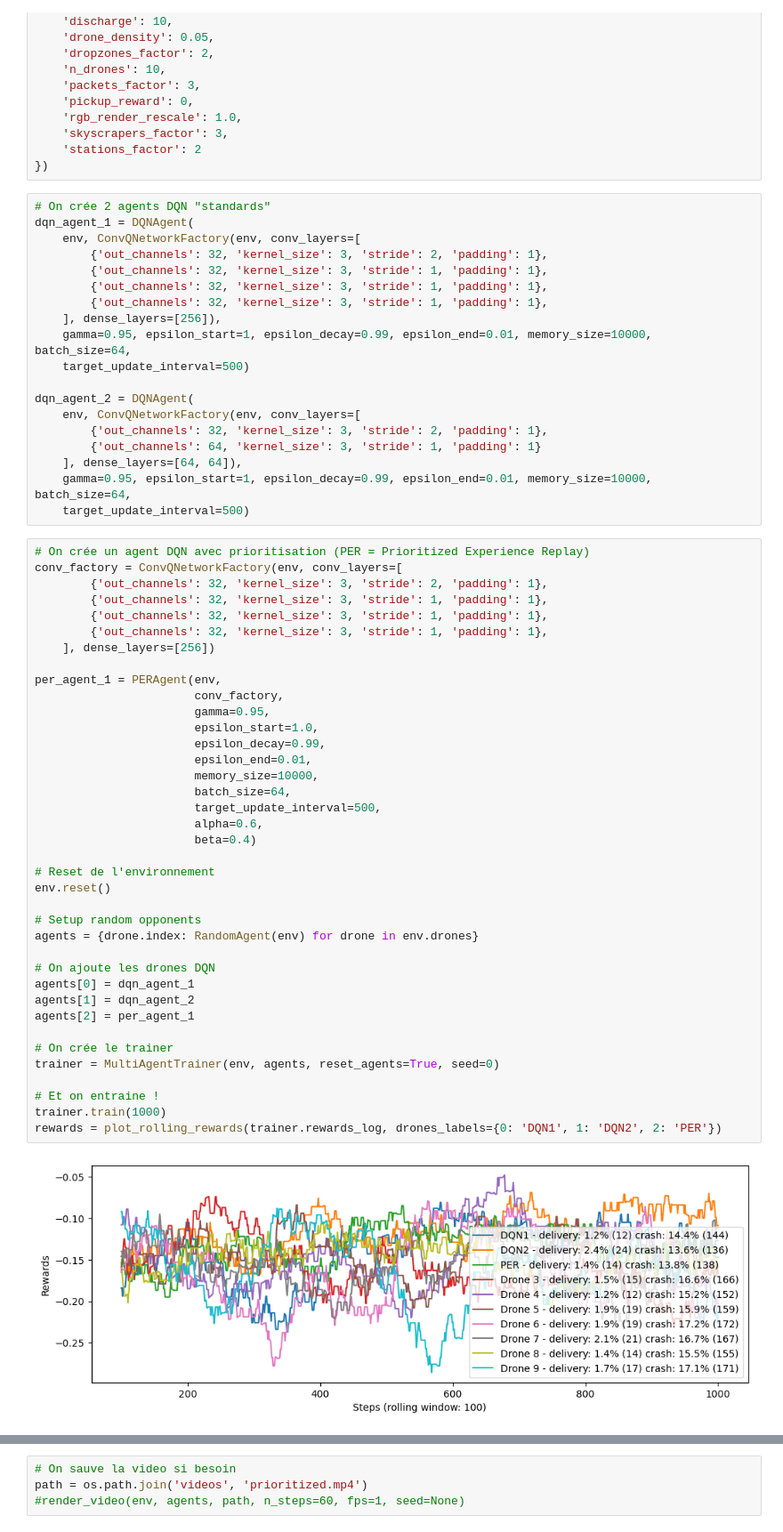
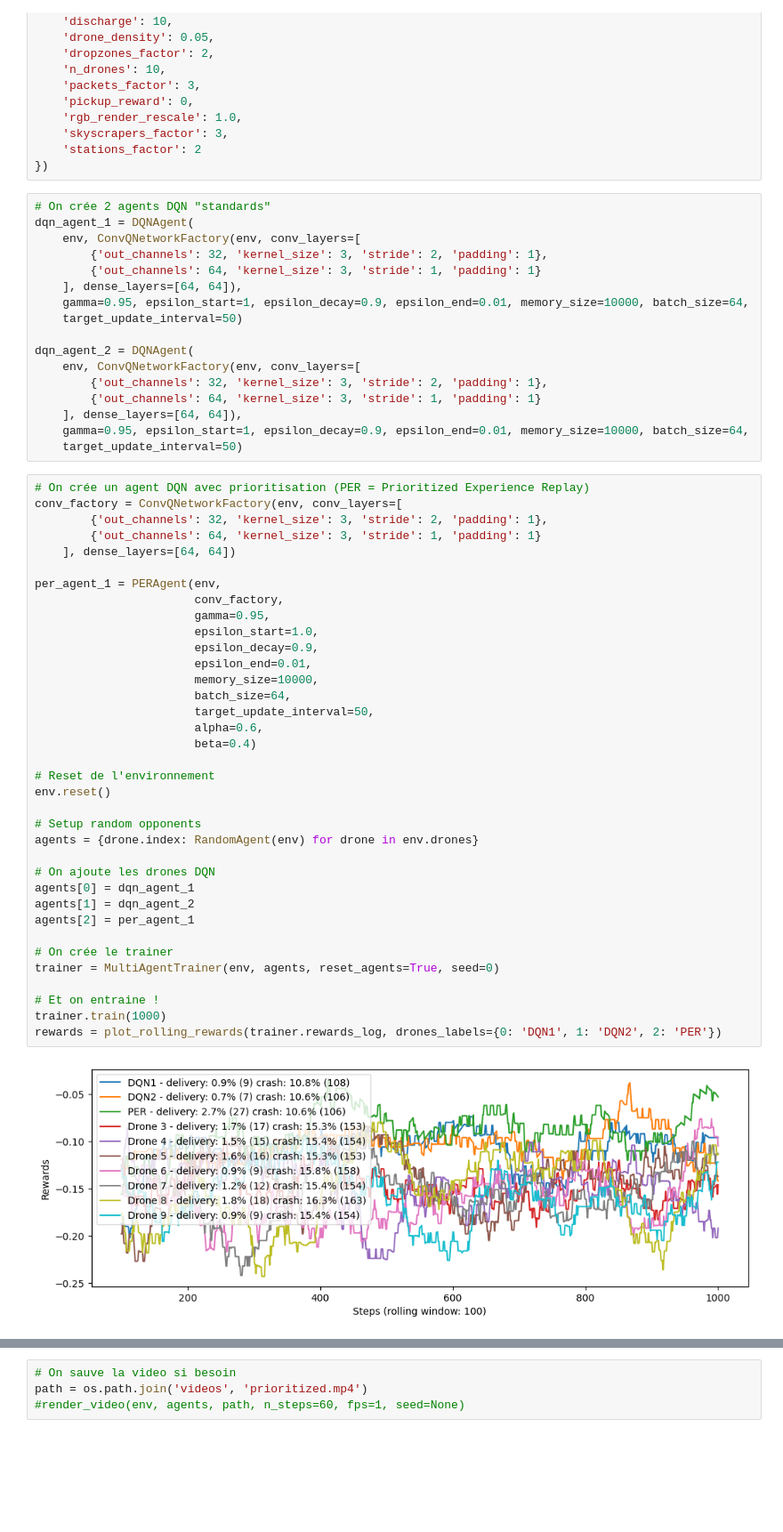
Before and after one commit to ochekroun/labs, a Jupyter notebook: IFAGE_Cours_7_DQN_avec_prioritisation.ipynb, the cells around one changed output, grey strips where cells are left out. Shown at 89% size. Drawn from its saved outputs; the diff is of its cells as text; blank space fills up the shorter version.

```diff
--- a/IFAGE_Cours_7_DQN_avec_prioritisation.ipynb
+++ b/IFAGE_Cours_7_DQN_avec_prioritisation.ipynb
@@ -76,57 +76,53 @@ env.env_params.update({
 dqn_agent_1 = DQNAgent(
     env, ConvQNetworkFactory(env, conv_layers=[
         {'out_channels': 32, 'kernel_size': 3, 'stride': 2, 'padding': 1},
-        {'out_channels': 32, 'kernel_size': 3, 'stride': 1, 'padding': 1},
-        {'out_channels': 32, 'kernel_size': 3, 'stride': 1, 'padding': 1},
-        {'out_channels': 32, 'kernel_size': 3, 'stride': 1, 'padding': 1},
-    ], dense_layers=[256]),
-    gamma=0.95, epsilon_start=1, epsilon_decay=0.99, epsilon_end=0.01, memory_size=10000, batch_size=64,
-    target_update_interval=500)
+        {'out_channels': 64, 'kernel_size': 3, 'stride': 1, 'padding': 1}
+    ], dense_layers=[64, 64]),
+    gamma=0.95, epsilon_start=1, epsilon_decay=0.9, epsilon_end=0.01, memory_size=10000, batch_size=64,
+    target_update_interval=50)
 
 dqn_agent_2 = DQNAgent(
     env, ConvQNetworkFactory(env, conv_layers=[
         {'out_channels': 32, 'kernel_size': 3, 'stride': 2, 'padding': 1},
         {'out_channels': 64, 'kernel_size': 3, 'stride': 1, 'padding': 1}
     ], dense_layers=[64, 64]),
-    gamma=0.95, epsilon_start=1, epsilon_decay=0.99, epsilon_end=0.01, memory_size=10000, batch_size=64,
-    target_update_interval=500)
+    gamma=0.95, epsilon_start=1, epsilon_decay=0.9, epsilon_end=0.01, memory_size=10000, batch_size=64,
+    target_update_interval=50)
 # %%
 # On crée un agent DQN avec prioritisation (PER = Prioritized Experience Replay)
 conv_factory = ConvQNetworkFactory(env, conv_layers=[
         {'out_channels': 32, 'kernel_size': 3, 'stride': 2, 'padding': 1},
-        {'out_channels': 32, 'kernel_size': 3, 'stride': 1, 'padding': 1},
-        {'out_channels': 32, 'kernel_size': 3, 'stride': 1, 'padding': 1},
-        {'out_channels': 32, 'kernel_size': 3, 'stride': 1, 'padding': 1},
-    ], dense_layers=[256])
+        {'out_channels': 64, 'kernel_size': 3, 'stride': 1, 'padding': 1}
+    ], dense_layers=[64, 64])
 
 per_agent_1 = PERAgent(env,
                        conv_factory,
                        gamma=0.95,
                        epsilon_start=1.0,
-                       epsilon_decay=0.99,
+                       epsilon_decay=0.9,
                        epsilon_end=0.01,
                        memory_size=10000,
                        batch_size=64,
-                       target_update_interval=500,
+                       target_update_interval=50,
                        alpha=0.6,
                        beta=0.4)
 
 # Reset de l'environnement
 env.reset()
 
 # Setup random opponents
 agents = {drone.index: RandomAgent(env) for drone in env.drones}
 
 # On ajoute les drones DQN
 agents[0] = dqn_agent_1
 agents[1] = dqn_agent_2
 agents[2] = per_agent_1
 
 # On crée le trainer
 trainer = MultiAgentTrainer(env, agents, reset_agents=True, seed=0)
 
 # Et on entraine !
 trainer.train(1000)
 rewards = plot_rolling_rewards(trainer.rewards_log, drones_labels={0: 'DQN1', 1: 'DQN2', 2: 'PER'})
 # %% [output]
-[figure, old version]
+[figure, new version]
```
Also changed, not shown: parts of 3 cells of this notebook.
